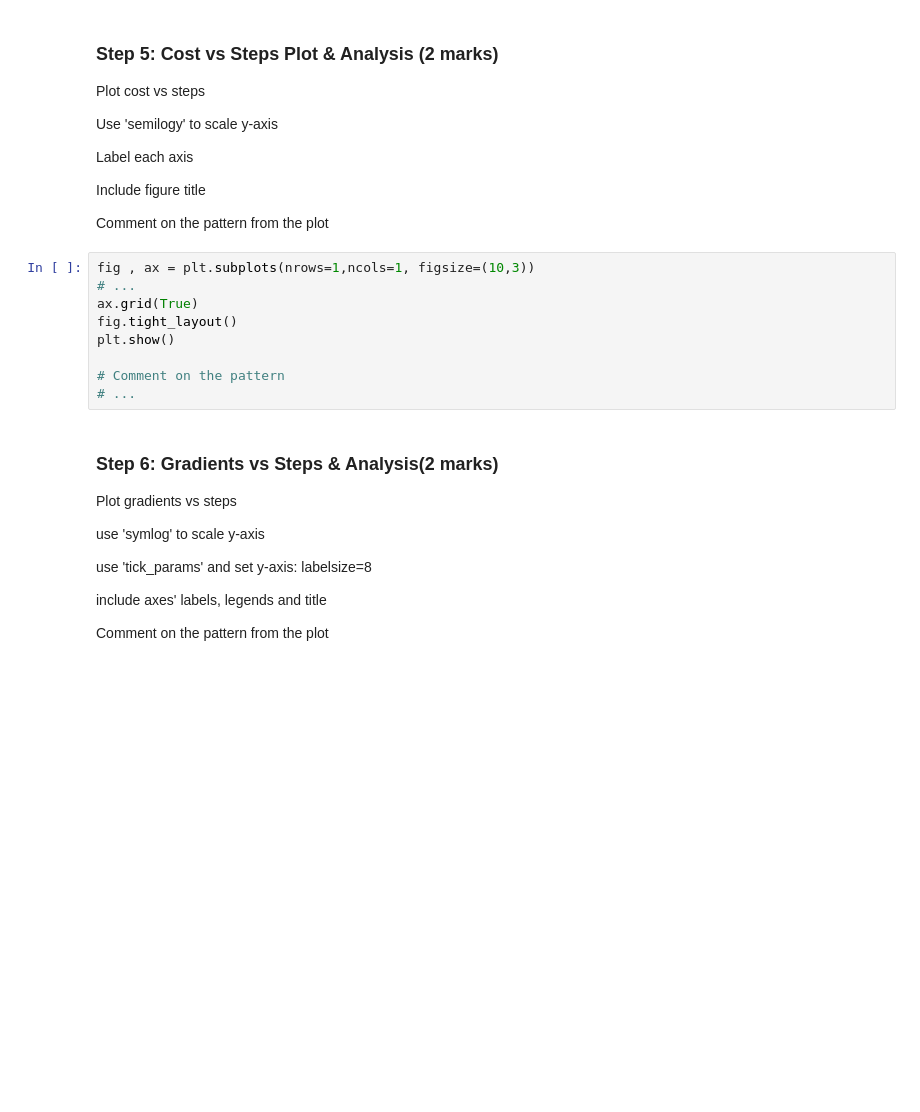
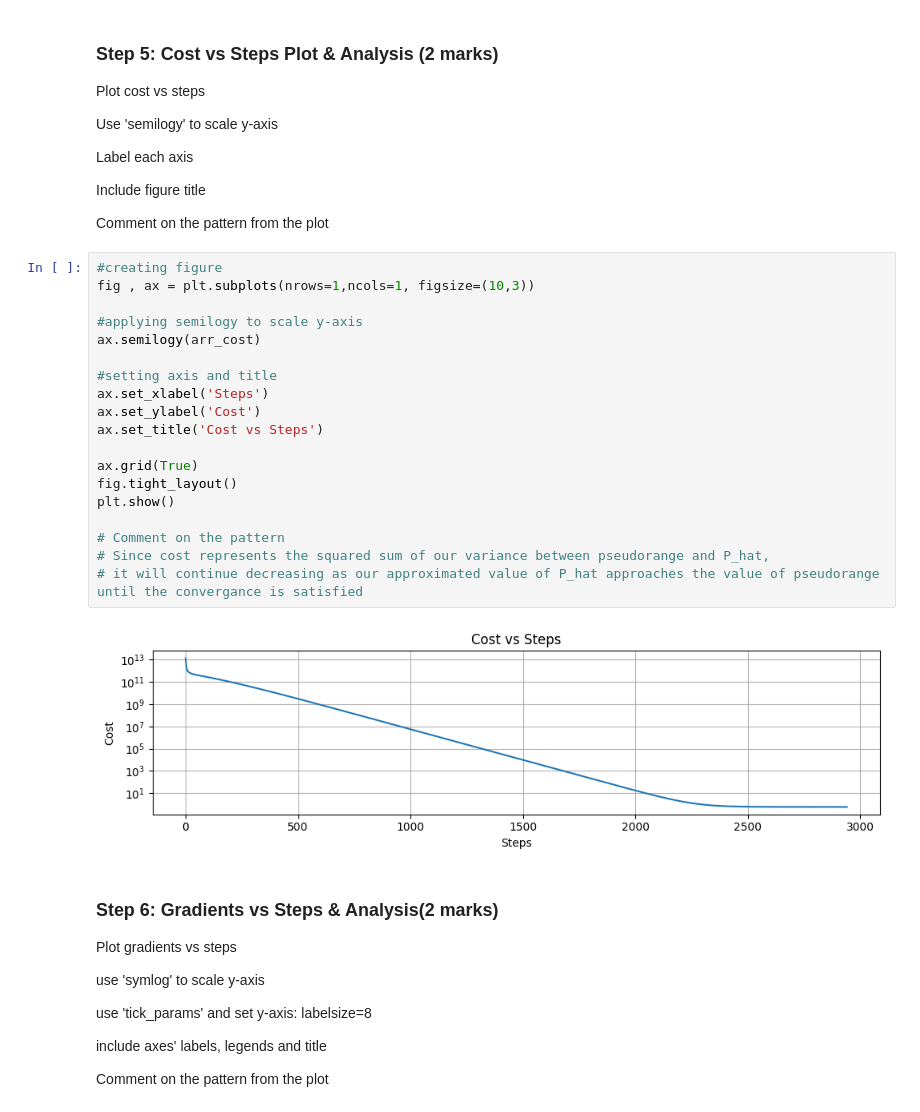
Before and after one commit to AnthonyKelly8/engg680_2024_fall, a Jupyter notebook: Lab_Assignment3/Assignment3.ipynb, the cells around one changed output. Saved outputs shown, nothing was run; the diff lists cells and outputs as text; blank space fills up the shorter version.

Commit message:
Completed Steps 5-7 for Gradient Descent

```diff
--- a/Lab_Assignment3/Assignment3.ipynb
+++ b/Lab_Assignment3/Assignment3.ipynb
@@ -233,15 +233,27 @@ Label each axis
 Include figure title
 
 Comment on the pattern from the plot
-# %%
-fig , ax = plt.subplots(nrows=1,ncols=1, figsize=(10,3))
-# ...
-ax.grid(True)
-fig.tight_layout()
-plt.show()
-
-# Comment on the pattern
-# ...
+# %%
+#creating figure
+fig , ax = plt.subplots(nrows=1,ncols=1, figsize=(10,3))
+
+#applying semilogy to scale y-axis
+ax.semilogy(arr_cost)
+
+#setting axis and title
+ax.set_xlabel('Steps')
+ax.set_ylabel('Cost')
+ax.set_title('Cost vs Steps')
+
+ax.grid(True)
+fig.tight_layout()
+plt.show()
+
+# Comment on the pattern
+# Since cost represents the squared sum of our variance between pseudorange and P_hat,
+# it will continue decreasing as our approximated value of P_hat approaches the value of pseudorange until the convergance is satisfied
+# %% [output]
+[figure, added]
 # %% [markdown]
 ### Step 6: Gradients vs Steps & Analysis(2 marks)
 Plot gradients vs steps
```
Also changed, not shown: parts of 4 cells of this notebook.
